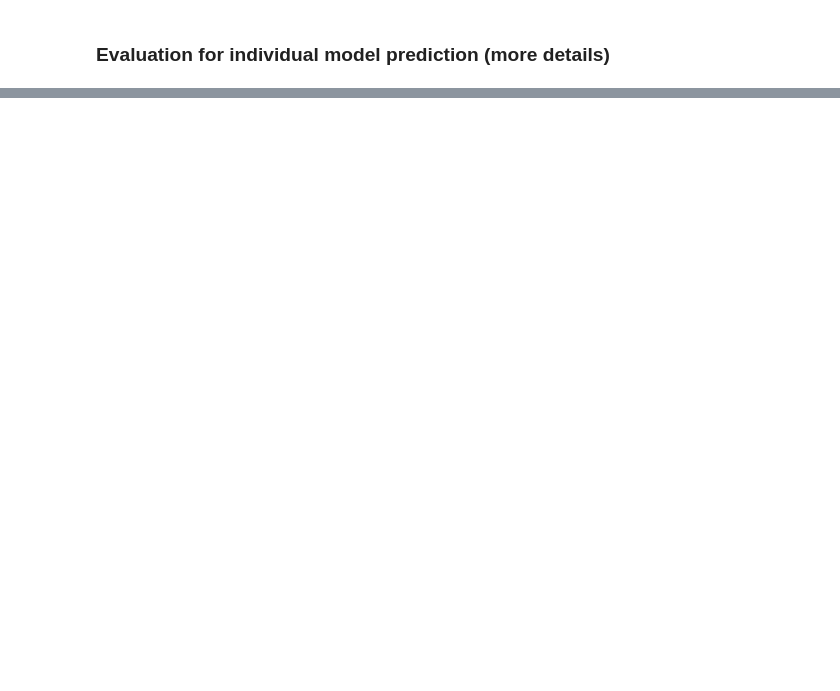
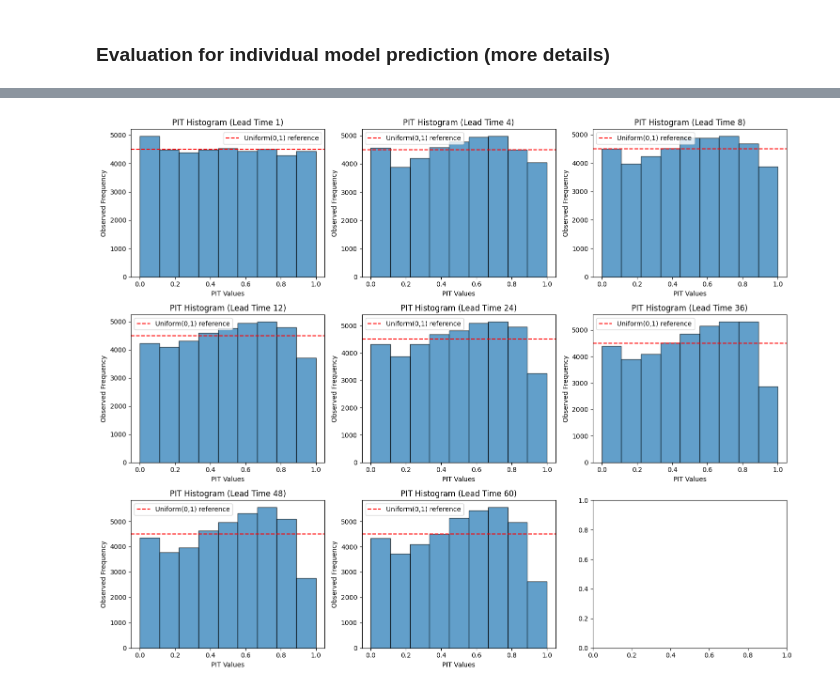
Before and after one commit to LouisSko/master-thesis, a Jupyter notebook: notebook.ipynb, the cells around one changed output, grey strips where cells are left out. Drawn from its saved outputs; the diff is of its cells as text; code cells hidden in the pictures; blank space fills up the shorter version.

```diff
--- a/notebook.ipynb
+++ b/notebook.ipynb
@@ -604,0 +537,4 @@ get_crps_by_period(all_predictions,
+# %%
+results["chronos-finetuned-full_PostprocessorMLE"].get_pit_histogram()
+# %% [output]
+[figure, added]
```
Also changed, not shown: parts of 95 cells of this notebook.
